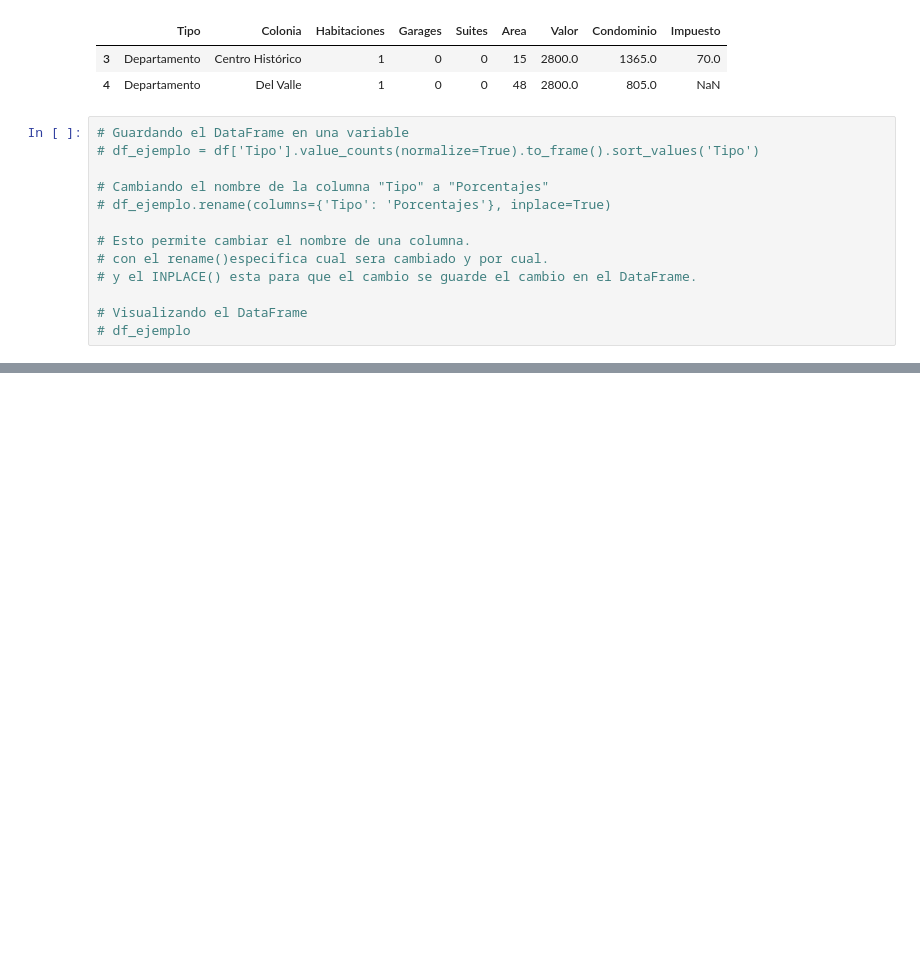
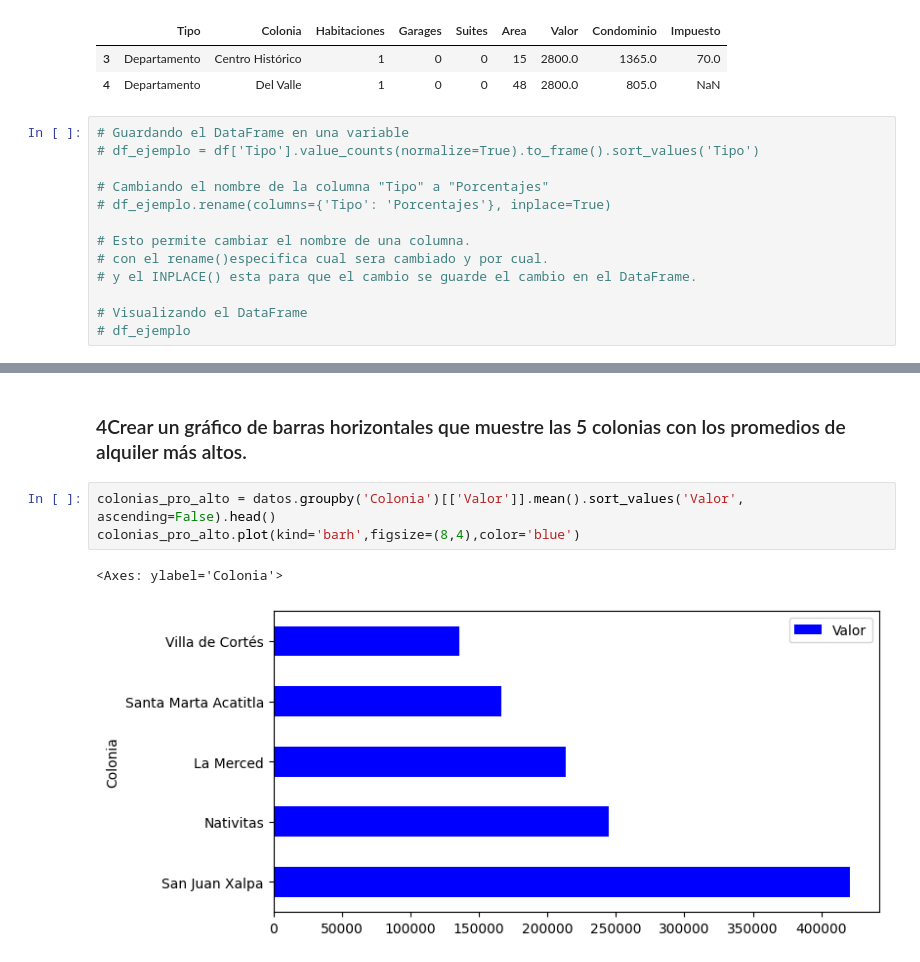
Before and after one commit to Jhon-theone/python, a Jupyter notebook: inmuebles_cdmx.ipynb, the cells around one changed output, grey strips where cells are left out. Saved outputs shown, nothing was run; the diff lists cells and outputs as text; blank space fills up the shorter version.

```diff
--- a/inmuebles_cdmx.ipynb
+++ b/inmuebles_cdmx.ipynb
@@ -391,0 +446,8 @@ df.head(2)
+# %% [markdown]
+### 4Crear un gráfico de barras horizontales que muestre las 5 colonias con los promedios de alquiler más altos.
+# %%
+colonias_pro_alto = datos.groupby('Colonia')[['Valor']].mean().sort_values('Valor', ascending=False).head()
+colonias_pro_alto.plot(kind='barh',figsize=(8,4),color='blue')
+# %% [output]
+<Axes: ylabel='Colonia'>
+[figure, added]
```
Also changed, not shown: parts of 18 cells of this notebook.
